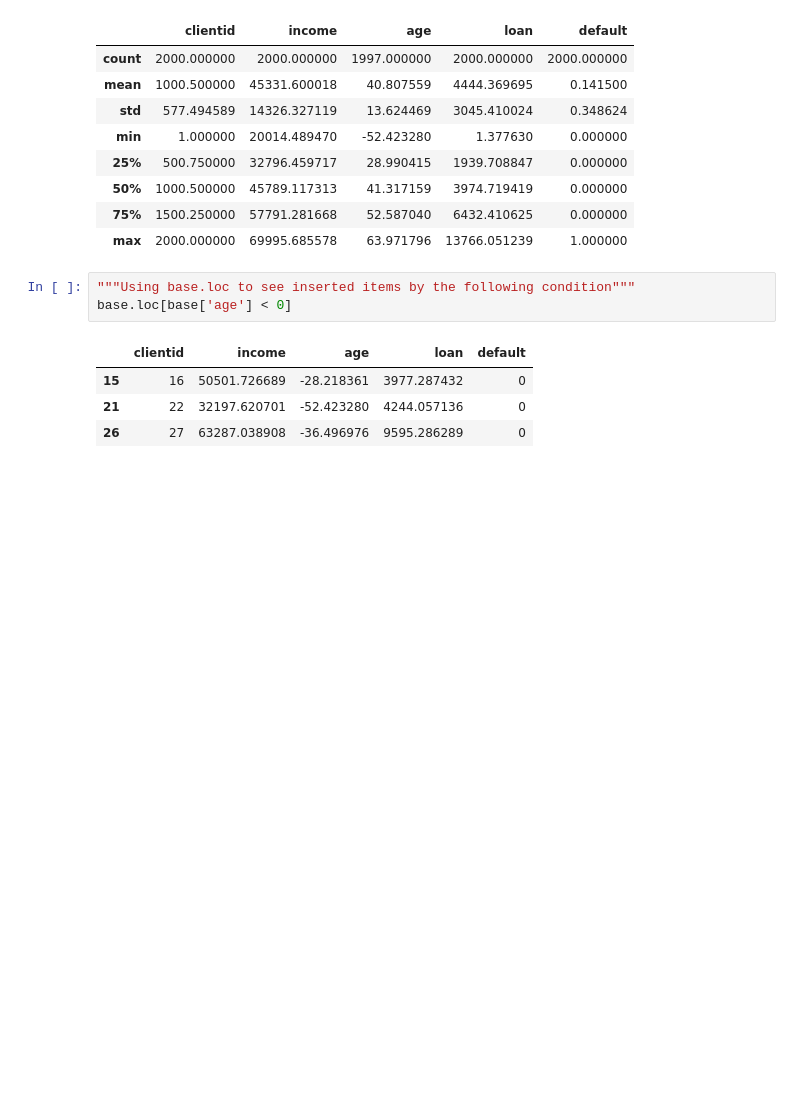
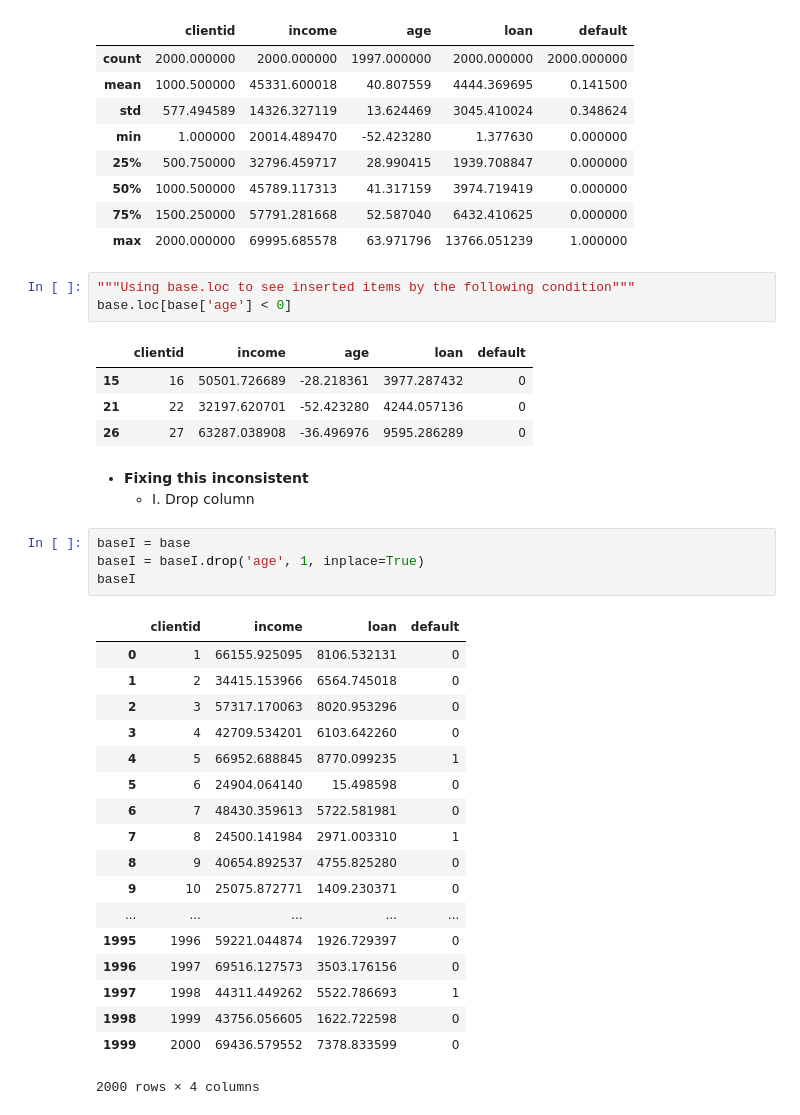
Before and after one commit to victor-s-santos/ML-e-DS-com-Python, a Jupyter notebook: pre_processamento.ipynb, the cells around one changed output. Cells and saved outputs as stored; diff of their text form; blank space fills up the shorter version.

Commit message:
drop column age

```diff
--- a/pre_processamento.ipynb
+++ b/pre_processamento.ipynb
@@ -50,3 +50,29 @@ base.loc[base['age'] < 0]
 | 15 | 16 | 50501.726689 | -28.218361 | 3977.287432 | 0 |
 | 21 | 22 | 32197.620701 | -52.423280 | 4244.057136 | 0 |
 | 26 | 27 | 63287.038908 | -36.496976 | 9595.286289 | 0 |
+# %% [markdown]
+* **Fixing this inconsistent**
+    * I. Drop column
+# %%
+baseI = base
+baseI = baseI.drop('age', 1, inplace=True)
+baseI
+# %% [output]
+|  | clientid | income | loan | default |
+| 0 | 1 | 66155.925095 | 8106.532131 | 0 |
+| 1 | 2 | 34415.153966 | 6564.745018 | 0 |
+| 2 | 3 | 57317.170063 | 8020.953296 | 0 |
+| 3 | 4 | 42709.534201 | 6103.642260 | 0 |
+| 4 | 5 | 66952.688845 | 8770.099235 | 1 |
+| 5 | 6 | 24904.064140 | 15.498598 | 0 |
+| 6 | 7 | 48430.359613 | 5722.581981 | 0 |
+| 7 | 8 | 24500.141984 | 2971.003310 | 1 |
+| 8 | 9 | 40654.892537 | 4755.825280 | 0 |
+| 9 | 10 | 25075.872771 | 1409.230371 | 0 |
+| ... | ... | ... | ... | ... |
+| 1995 | 1996 | 59221.044874 | 1926.729397 | 0 |
+| 1996 | 1997 | 69516.127573 | 3503.176156 | 0 |
+| 1997 | 1998 | 44311.449262 | 5522.786693 | 1 |
+| 1998 | 1999 | 43756.056605 | 1622.722598 | 0 |
+| 1999 | 2000 | 69436.579552 | 7378.833599 | 0 |
+2000 rows × 4 columns
```
